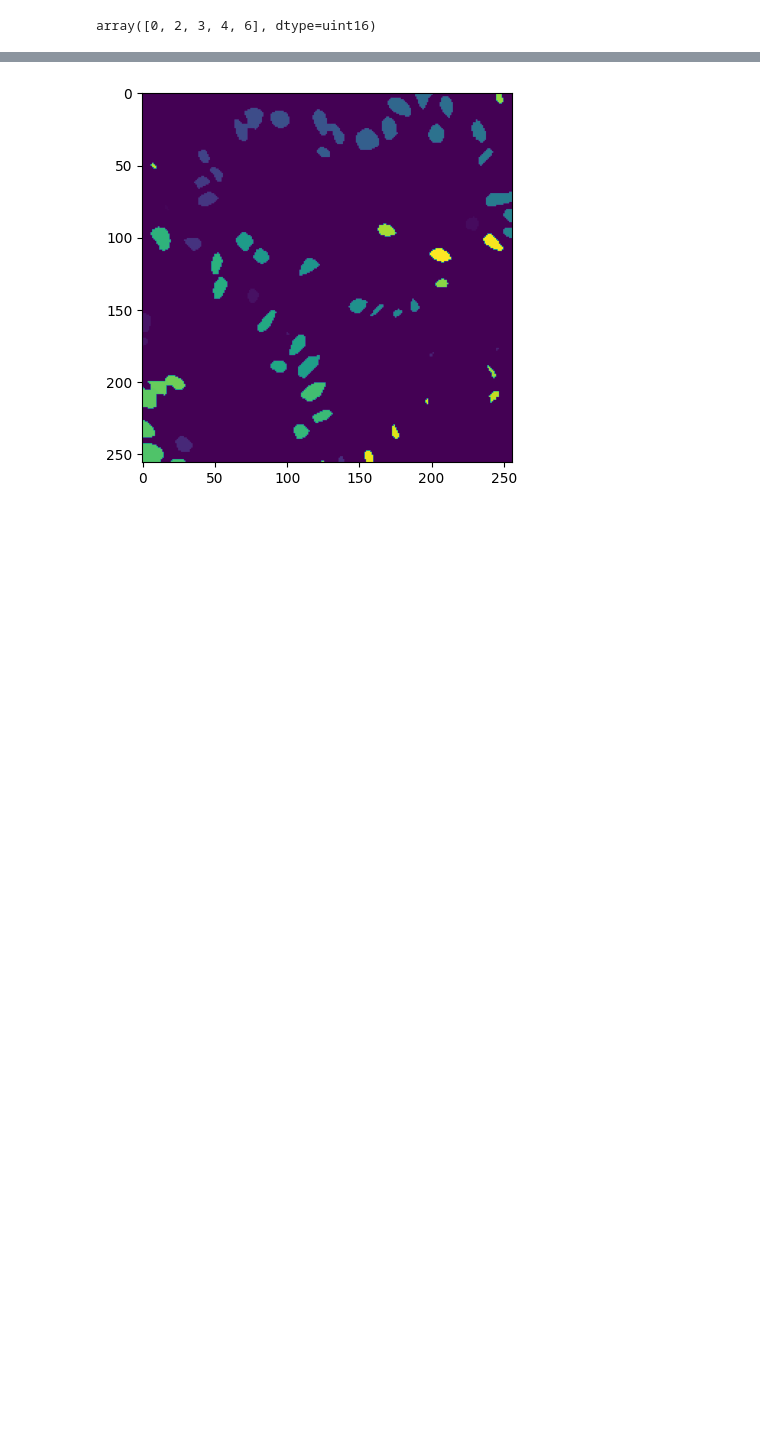
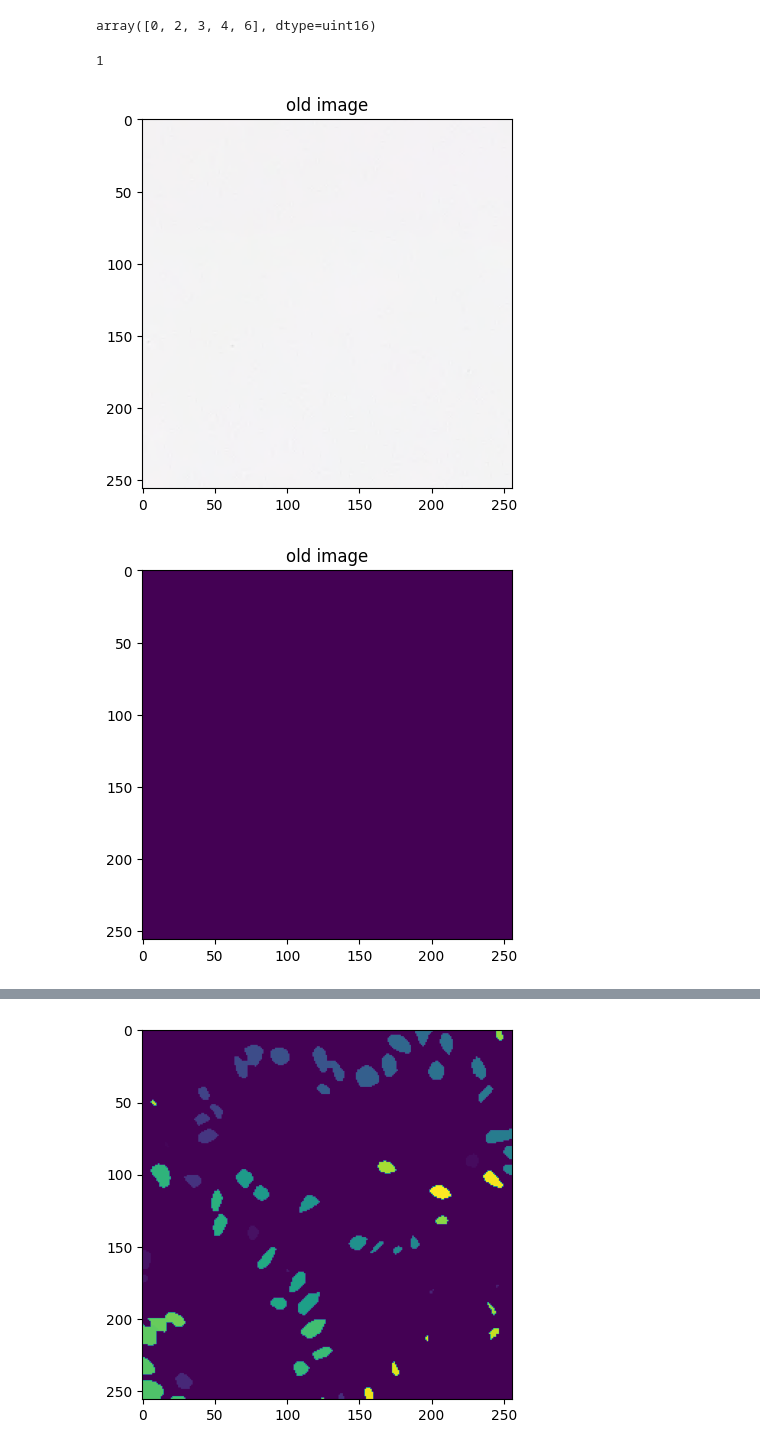
Before and after one commit to PavolHradsky/BP2, a Jupyter notebook: cell_crop.ipynb, the cells around one changed output, grey strips where cells are left out. Saved outputs shown, nothing was run; the diff lists cells and outputs as text; code cells hidden in the pictures; blank space fills up the shorter version.

```diff
--- a/cell_crop.ipynb
+++ b/cell_crop.ipynb
@@ -27,3 +29,39 @@ np.unique(labels[4320][..., 1])
 # %% [output]
 [figure]
 array([0, 2, 3, 4, 6], dtype=uint16)
+# %%
+target = images[0]
+to_transform = images[101]
+
+T = transforms.Compose([
+    transforms.ToTensor(),
+    transforms.Lambda(lambda x: x*255)
+])
+
+torch_normalizer = torchstain.normalizers.MacenkoNormalizer(backend='torch')
+torch_normalizer.fit(T(target))
+
+t_to_transform = T(to_transform)
+norm, H, E = torch_normalizer.normalize(I=t_to_transform, stains=True)
+
+print(np.size(np.unique(labels[425][...,1])))
+
+plt.imshow(images[425])
+plt.title("old image")
+plt.show()
+
+plt.imshow(labels[425][...,1])
+plt.title("old image")
+plt.show()
+
+plt.imshow(norm)
+plt.title("normalized")
+plt.show()
+
+plt.imshow(images[100])
+plt.title("target")
+plt.show()
+# %% [output]
+1
+[figure, added]
+[figure, added]
```
Also changed, not shown: parts of 17 cells of this notebook, 2 other files.
